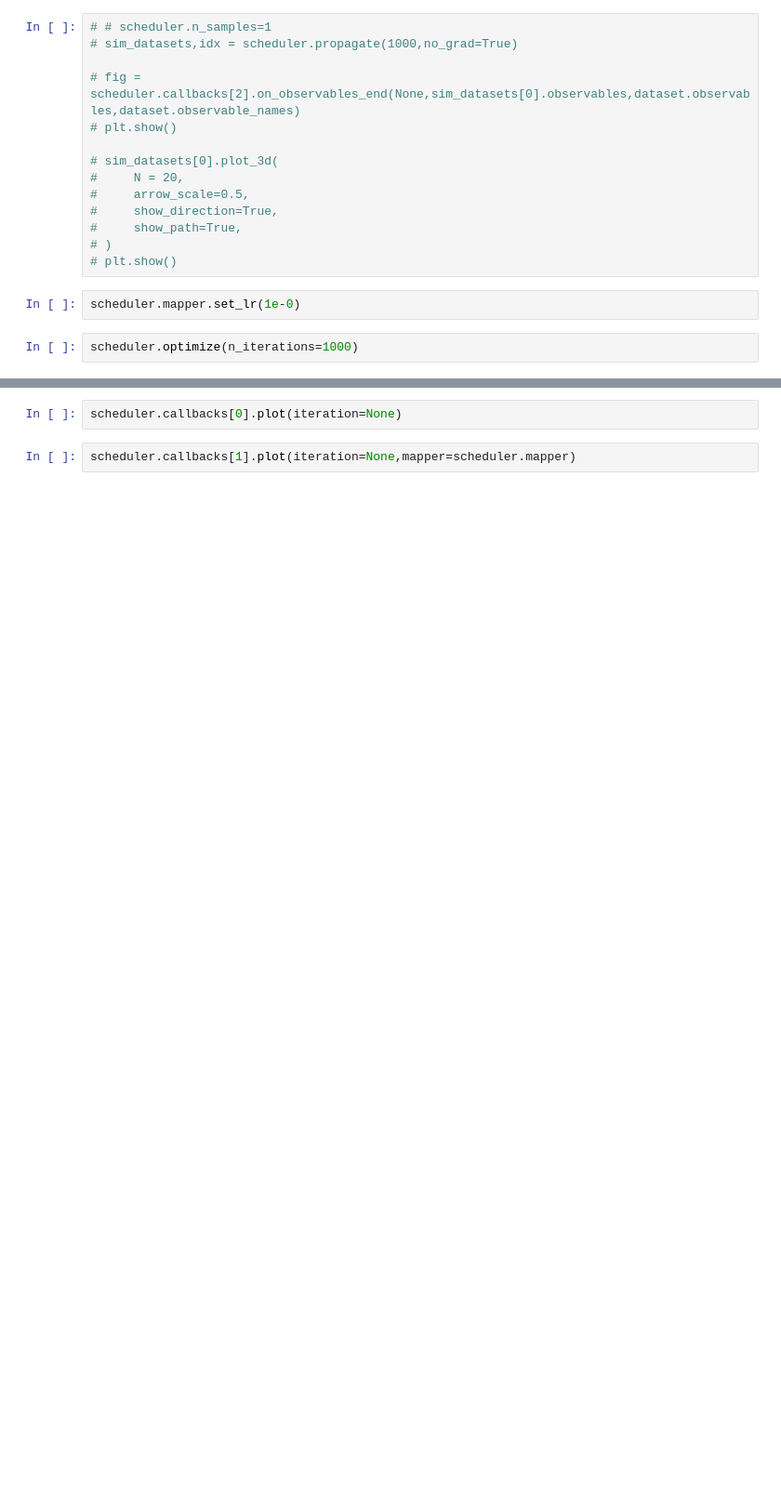
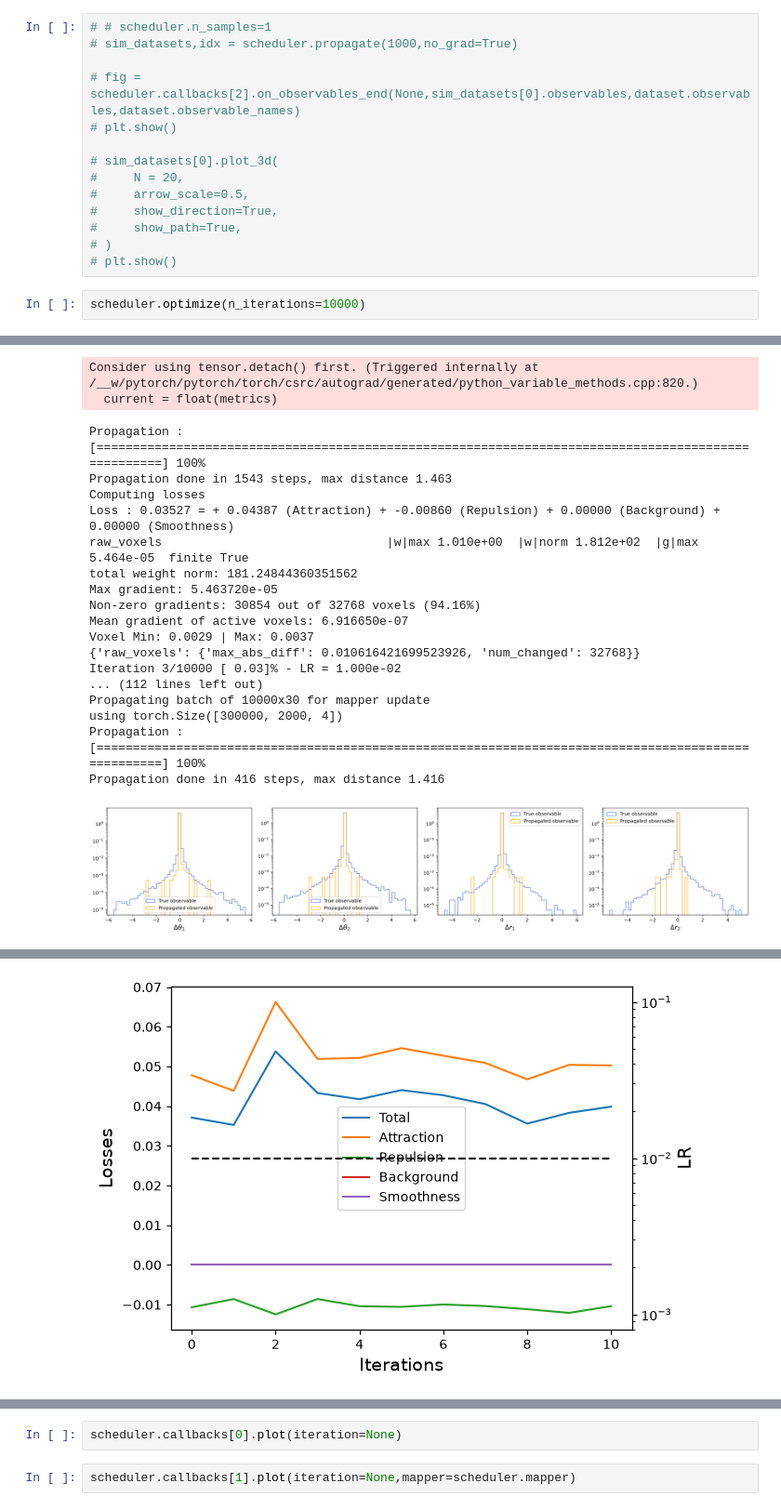
Before and after one commit to FlorianBury/MuonSimulationBasedInference, a Jupyter notebook: notebooks/density_energy_distance.ipynb, the cells around one changed output, grey strips where cells are left out. Shown at 93% size. Drawn from its saved outputs; the diff is of its cells as text; blank space fills up the shorter version.

```diff
--- a/notebooks/density_energy_distance.ipynb
+++ b/notebooks/density_energy_distance.ipynb
@@ -166,7 +225,6 @@ plt.show()
 #     show_path=True,
 # )
 # plt.show()
-# %%
-scheduler.mapper.set_lr(1e-0)
 # %%
-scheduler.optimize(n_iterations=1000)
+scheduler.optimize(n_iterations=10000)
+# %% [output]
@@ -172,0 +249,20 @@ scheduler.optimize(n_iterations=1000)
+Consider using tensor.detach() first. (Triggered internally at /__w/pytorch/pytorch/torch/csrc/autograd/generated/python_variable_methods.cpp:820.)
+  current = float(metrics)
+Propagation : [====================================================================================================] 100%
+Propagation done in 1543 steps, max distance 1.463
+Computing losses
+Loss : 0.03527 = + 0.04387 (Attraction) + -0.00860 (Repulsion) + 0.00000 (Background) + 0.00000 (Smoothness)
+raw_voxels                               |w|max 1.010e+00  |w|norm 1.812e+02  |g|max 5.464e-05  finite True
+total weight norm: 181.24844360351562
+Max gradient: 5.463720e-05
+Non-zero gradients: 30854 out of 32768 voxels (94.16%)
+Mean gradient of active voxels: 6.916650e-07
+Voxel Min: 0.0029 | Max: 0.0037
+{'raw_voxels': {'max_abs_diff': 0.010616421699523926, 'num_changed': 32768}}
+Iteration 3/10000 [ 0.03]% - LR = 1.000e-02
+... (112 lines left out)
+Propagating batch of 10000x30 for mapper update
+using torch.Size([300000, 2000, 4])
+Propagation : [====================================================================================================] 100%
+Propagation done in 416 steps, max distance 1.416
+[figure, added]
@@ -172,0 +271 @@ scheduler.optimize(n_iterations=1000)
+[figure, added]
```
Also changed, not shown: parts of 9 cells of this notebook, 12 other files.
